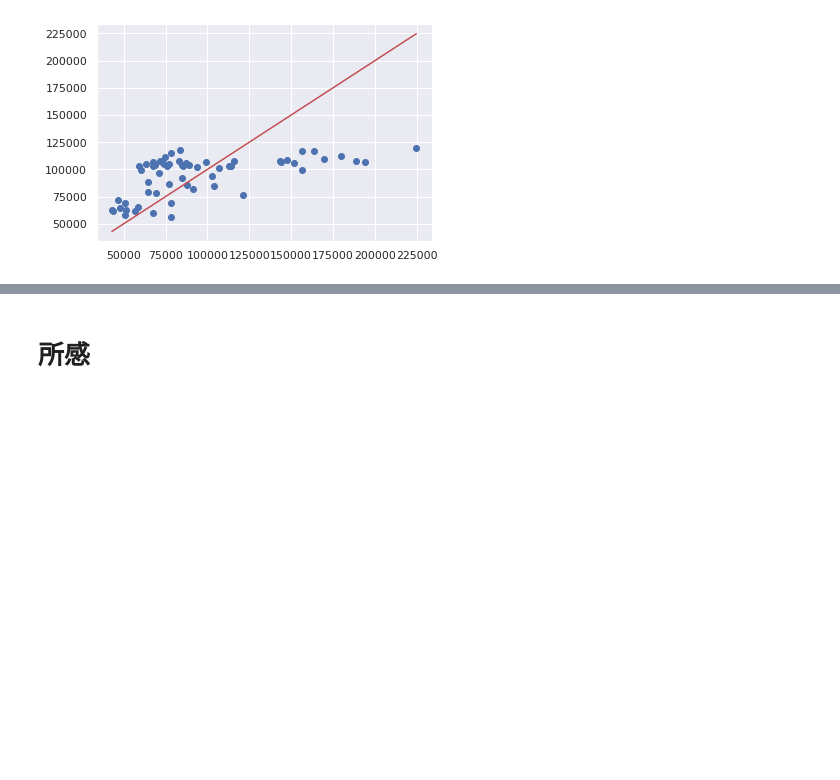
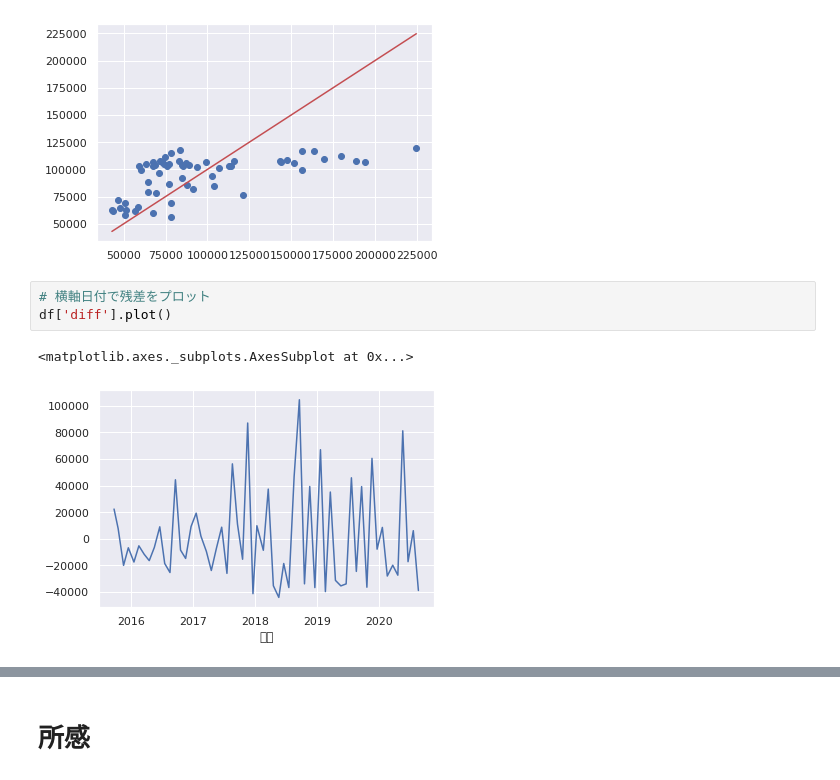
Before and after one commit to Kazuya-Minakuchi/qiita, a Jupyter notebook: dereste_analysis/dereste_event_point_ranking_border/アタポン_2001/script/c4_month_local-level_time-varying-coef.ipynb, the cells around one changed output, grey strips where cells are left out. Drawn from its saved outputs; the diff is of its cells as text; blank space fills up the shorter version.

```diff
--- a/dereste_analysis/dereste_event_point_ranking_border/アタポン_2001/script/c4_month_local-level_time-varying-coef.ipynb
+++ b/dereste_analysis/dereste_event_point_ranking_border/アタポン_2001/script/c4_month_local-level_time-varying-coef.ipynb
@@ -261,3 +260,9 @@ ax.plot([ideal_min, ideal_max], [ideal_min, ideal_max], color='r')
 plt.show()
 # %% [output]
 [figure]
+# %%
+# 横軸日付で残差をプロット
+df['diff'].plot()
+# %% [output]
+<matplotlib.axes._subplots.AxesSubplot at 0x...>
+[figure, added]
```
Also changed, not shown: parts of 2 cells of this notebook.
